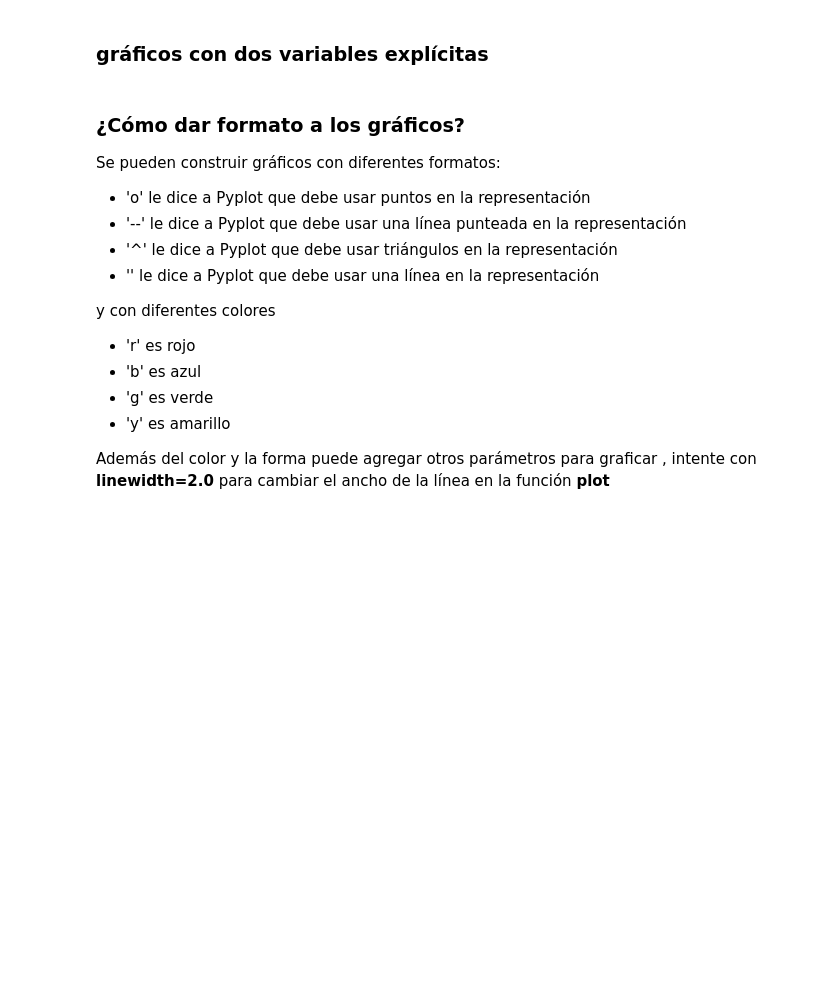
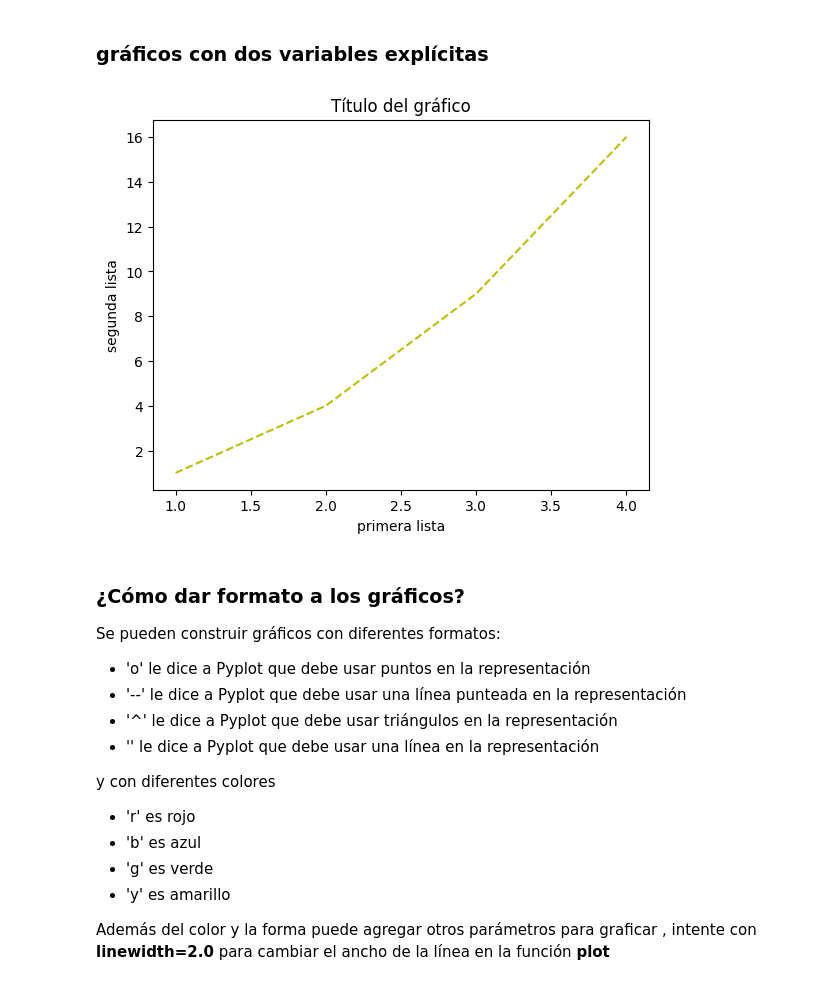
Before and after one commit to jgrajalesa/Talleres_PPI, a Jupyter notebook: Taller_04_Matplotlib.ipynb, the cells around one changed output. Saved outputs shown, nothing was run; the diff lists cells and outputs as text; code cells hidden in the pictures; blank space fills up the shorter version.

```diff
--- a/Taller_04_Matplotlib.ipynb
+++ b/Taller_04_Matplotlib.ipynb
@@ -57,19 +59,21 @@ plt.show()
 # %%
 # Importar librería
 import matplotlib.pyplot as plt
 
 # Generar gráfico de una lista vs. otra lista
-plt.plot([1, 2, 3, 4], [1, 4, 9, 16], 'g^')
+plt.plot([1, 2, 3, 4], [1, 4, 9, 16], 'y--')
 
 # Establecer etiquetas de los ejes
 plt.xlabel ('primera lista')
 plt.ylabel('segunda lista')
 
 # Establecer el título del gráfico
 plt.title('Título del gráfico')
 
 # Mostrar gráfico
 plt.show()
+# %% [output]
+[figure, added]
 # %% [markdown]
 ### ¿Cómo dar formato a los gráficos?
 
```
Also changed, not shown: parts of 19 cells of this notebook.
